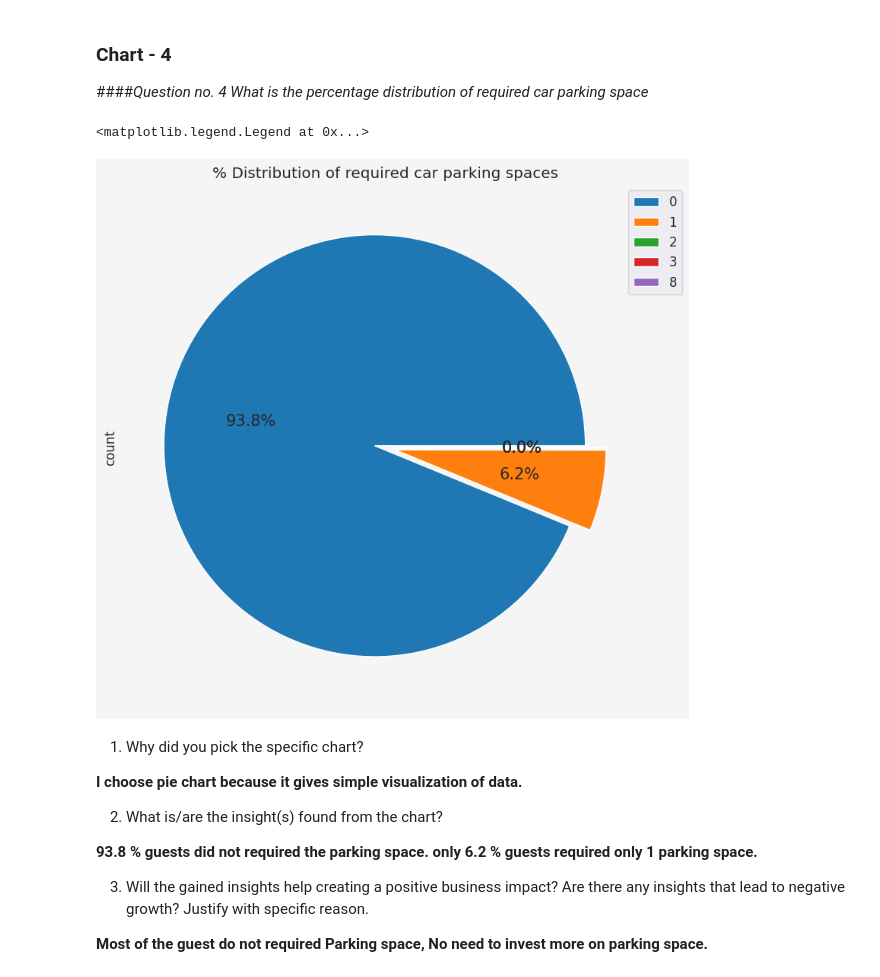
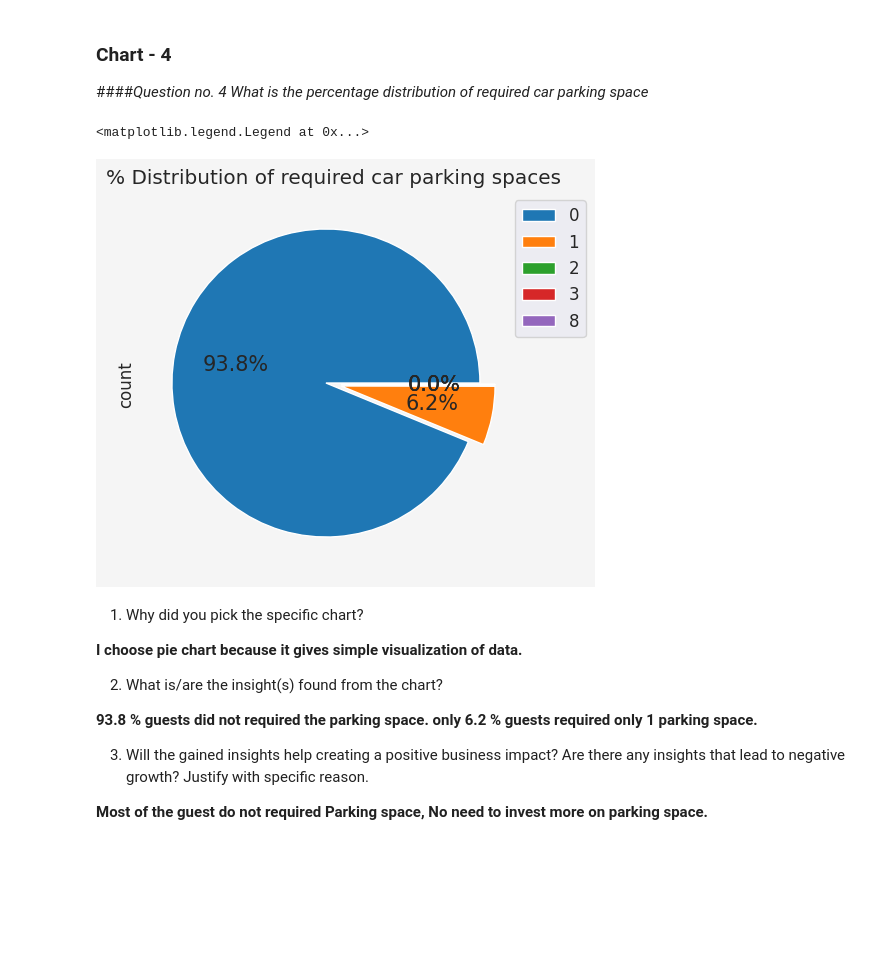
Before and after one commit to vaishnaviPatil1111/Python, a Jupyter notebook: EDA_Hotel_Booking_Project.ipynb, the cells around one changed output. Saved outputs shown, nothing was run; the diff lists cells and outputs as text; code cells hidden in the pictures; blank space fills up the shorter version.

```diff
--- a/EDA_Hotel_Booking_Project.ipynb
+++ b/EDA_Hotel_Booking_Project.ipynb
@@ -523,14 +523,14 @@ Are there any insights that lead to negative growth? Justify with specific reaso
 ####*Question no. 4 What is the percentage distribution of required car parking space*
 # %%
 # Chart - 4 visualization code (required car parking space)
-df1['required_car_parking_spaces'].value_counts().plot.pie(explode=[0.05]*5, autopct='%1.1f%%',shadow=False,figsize=(11,9),fontsize=15,labels=None)
+df1['required_car_parking_spaces'].value_counts().plot.pie(explode=[0.05]*5, autopct='%1.1f%%',shadow=False,figsize=(5,5),fontsize=15,labels=None)
 
 labels=df1['required_car_parking_spaces'].value_counts().index
 plt.title('% Distribution of required car parking spaces')
 plt.legend(bbox_to_anchor=(0.95, 1), loc='upper left', labels=labels)
 # %% [output]
 <matplotlib.legend.Legend at 0x...>
-[figure, old version]
+[figure, new version]
 # %% [markdown]
 1. Why did you pick the specific chart?
 
```
Also changed, not shown: parts of 3 cells of this notebook.
